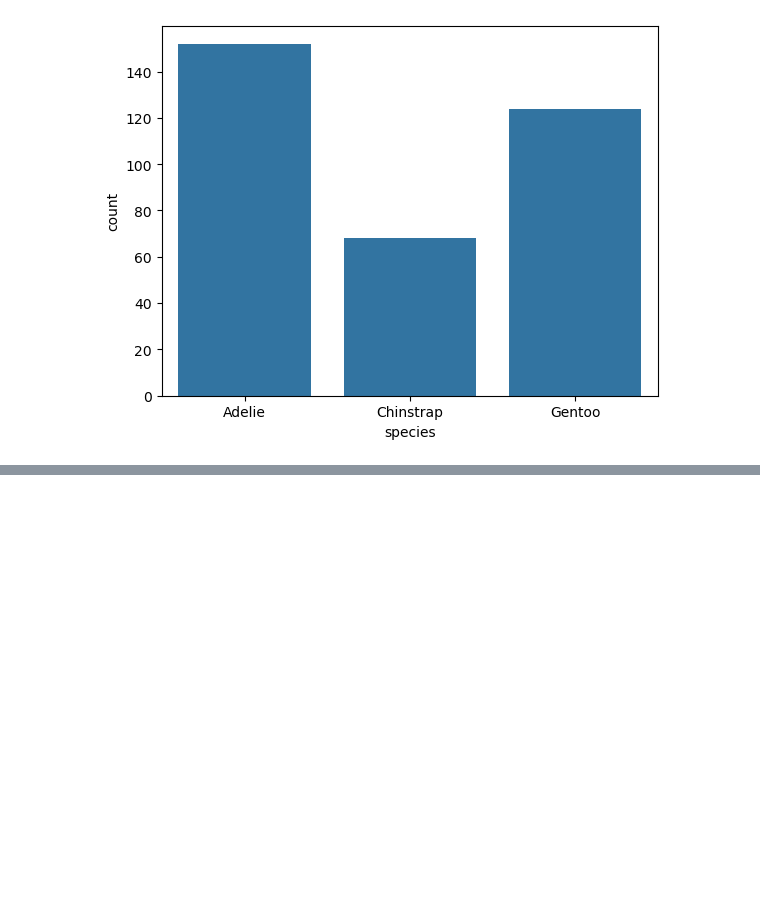
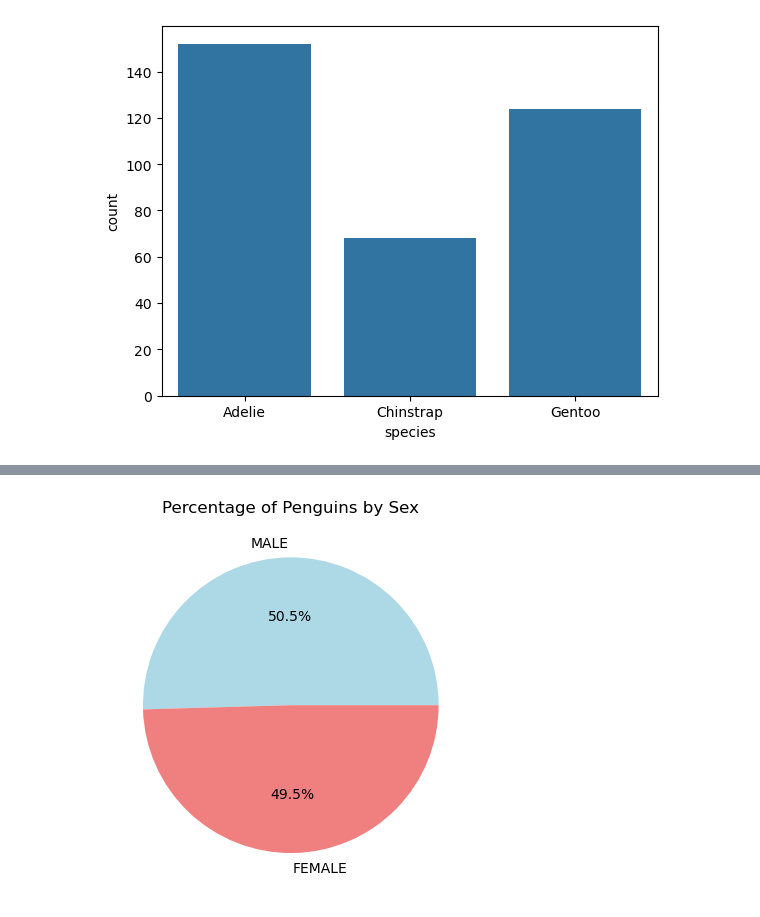
Before and after one commit to abrar-swapnil/Data-Visualization-EDA, a Jupyter notebook: EDA/Practice.ipynb, the cells around one changed output, grey strips where cells are left out. Saved outputs shown, nothing was run; the diff lists cells and outputs as text; code cells hidden in the pictures; blank space fills up the shorter version.

```diff
--- a/EDA/Practice.ipynb
+++ b/EDA/Practice.ipynb
@@ -111,0 +175,7 @@ plt.show()
+# %%
+sex_percentage = (df['sex'].value_counts()/len(df))*100
+plt.pie(sex_percentage.values, labels=sex_percentage.index, autopct='%1.1f%%',colors=['lightblue', 'lightcoral'])
+plt.title('Percentage of Penguins by Sex')
+plt.show()
+# %% [output]
+[figure, added]
```
Also changed, not shown: parts of 10 cells of this notebook.
